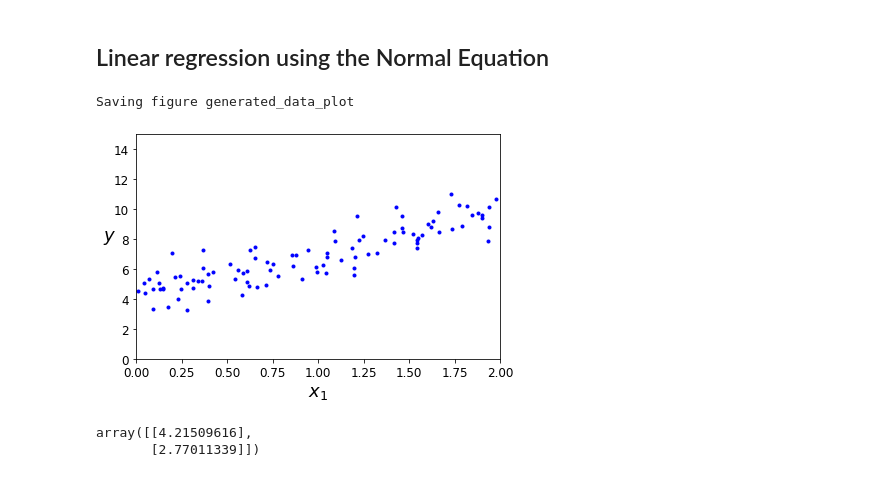
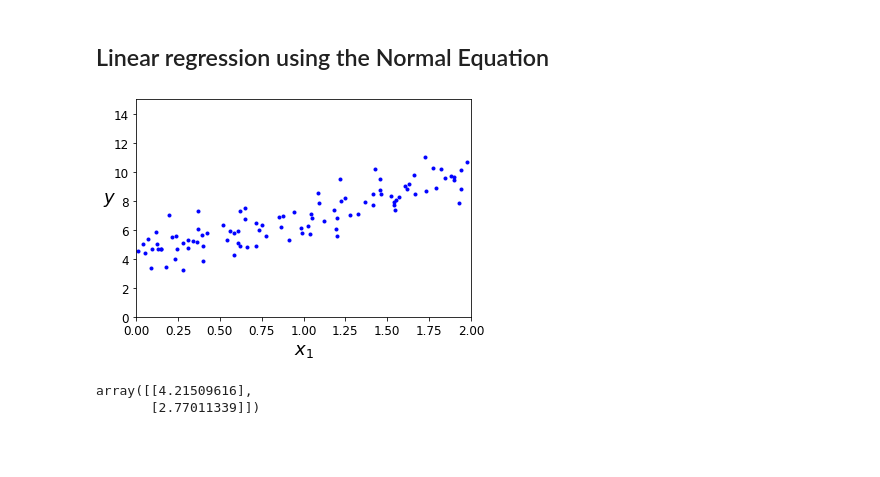
Before and after one commit to cloudxlab/iitr-deep-learning-spl-tf2, a Jupyter notebook: machine_learning_algorithms.ipynb, the cells around one changed output. Saved outputs shown, nothing was run; the diff lists cells and outputs as text; code cells hidden in the pictures; blank space fills up the shorter version.

```diff
--- a/machine_learning_algorithms.ipynb
+++ b/machine_learning_algorithms.ipynb
@@ -49,13 +53,11 @@ y = 4 + 3 * X + np.random.randn(100, 1)
 # %%
 plt.plot(X, y, "b.")
 plt.xlabel("$x_1$", fontsize=18)
 plt.ylabel("$y$", rotation=0, fontsize=18)
 plt.axis([0, 2, 0, 15])
-save_fig("generated_data_plot")
 plt.show()
 # %% [output]
-Saving figure generated_data_plot
-[figure, old version]
+[figure, new version]
 # %%
 X_b = np.c_[np.ones((100, 1)), X]  # add x0 = 1 to each instance
 theta_best = np.linalg.inv(X_b.T.dot(X_b)).dot(X_b.T).dot(y)
```
Also changed, not shown: parts of 28 cells of this notebook, 1 other file.
